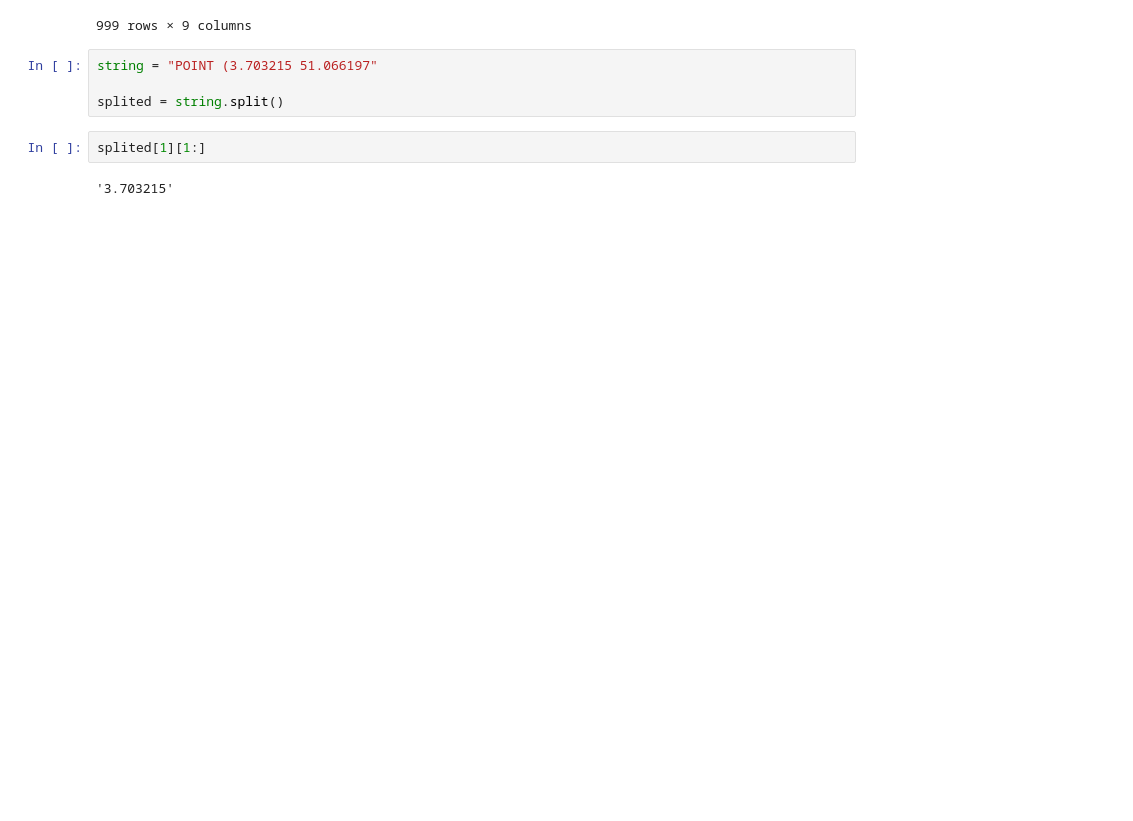
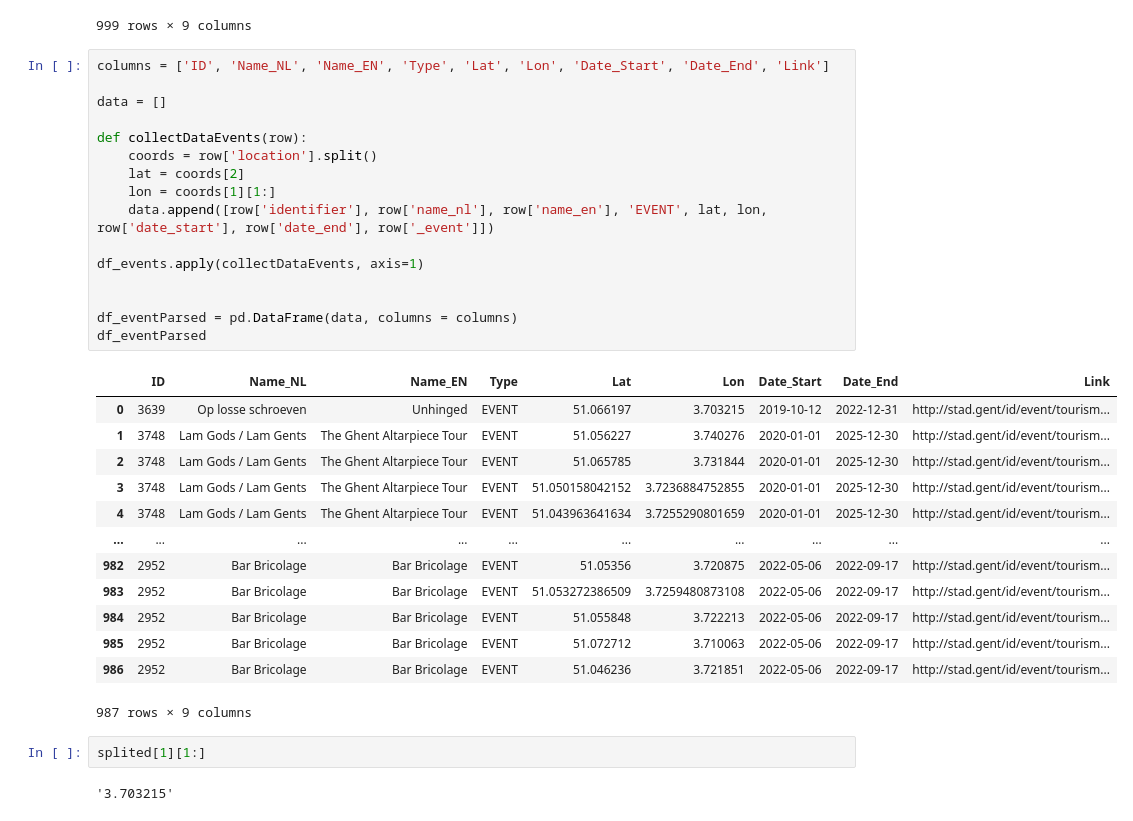
Before and after one commit to aimshaz/COGENT-Project, a Jupyter notebook: BDS_project.ipynb, the cells around one changed output. Drawn from its saved outputs; the diff is of its cells as text; blank space fills up the shorter version.

```diff
--- a/BDS_project.ipynb
+++ b/BDS_project.ipynb
@@ -80,10 +80,36 @@ df
 | 997 | 2952 | Bar Bricolage | Bar Bricolage | EVENT | 51.072712 | 3.710063 | 2022-05-06 | 2022-09-17 | http://stad.gent/id/event/tourism... |
 | 998 | 2952 | Bar Bricolage | Bar Bricolage | EVENT | 51.046236 | 3.721851 | 2022-05-06 | 2022-09-17 | http://stad.gent/id/event/tourism... |
 999 rows × 9 columns
-# %%
-string = "POINT (3.703215 51.066197"
-
-splited = string.split()
+# %%
+columns = ['ID', 'Name_NL', 'Name_EN', 'Type', 'Lat', 'Lon', 'Date_Start', 'Date_End', 'Link']
+
+data = []
+
+def collectDataEvents(row):
+    coords = row['location'].split()
+    lat = coords[2]
+    lon = coords[1][1:]
+    data.append([row['identifier'], row['name_nl'], row['name_en'], 'EVENT', lat, lon, row['date_start'], row['date_end'], row['_event']])
+
+df_events.apply(collectDataEvents, axis=1)
+
+
+df_eventParsed = pd.DataFrame(data, columns = columns)
+df_eventParsed
+# %% [output]
+|  | ID | Name_NL | Name_EN | Type | Lat | Lon | Date_Start | Date_End | Link |
+| 0 | 3639 | Op losse schroeven | Unhinged | EVENT | 51.066197 | 3.703215 | 2019-10-12 | 2022-12-31 | http://stad.gent/id/event/tourism... |
+| 1 | 3748 | Lam Gods / Lam Gents | The Ghent Altarpiece Tour | EVENT | 51.056227 | 3.740276 | 2020-01-01 | 2025-12-30 | http://stad.gent/id/event/tourism... |
+| 2 | 3748 | Lam Gods / Lam Gents | The Ghent Altarpiece Tour | EVENT | 51.065785 | 3.731844 | 2020-01-01 | 2025-12-30 | http://stad.gent/id/event/tourism... |
+| 3 | 3748 | Lam Gods / Lam Gents | The Ghent Altarpiece Tour | EVENT | 51.050158042152 | 3.7236884752855 | 2020-01-01 | 2025-12-30 | http://stad.gent/id/event/tourism... |
+| 4 | 3748 | Lam Gods / Lam Gents | The Ghent Altarpiece Tour | EVENT | 51.043963641634 | 3.7255290801659 | 2020-01-01 | 2025-12-30 | http://stad.gent/id/event/tourism... |
+| ... | ... | ... | ... | ... | ... | ... | ... | ... | ... |
+| 982 | 2952 | Bar Bricolage | Bar Bricolage | EVENT | 51.05356 | 3.720875 | 2022-05-06 | 2022-09-17 | http://stad.gent/id/event/tourism... |
+| 983 | 2952 | Bar Bricolage | Bar Bricolage | EVENT | 51.053272386509 | 3.7259480873108 | 2022-05-06 | 2022-09-17 | http://stad.gent/id/event/tourism... |
+| 984 | 2952 | Bar Bricolage | Bar Bricolage | EVENT | 51.055848 | 3.722213 | 2022-05-06 | 2022-09-17 | http://stad.gent/id/event/tourism... |
+| 985 | 2952 | Bar Bricolage | Bar Bricolage | EVENT | 51.072712 | 3.710063 | 2022-05-06 | 2022-09-17 | http://stad.gent/id/event/tourism... |
+| 986 | 2952 | Bar Bricolage | Bar Bricolage | EVENT | 51.046236 | 3.721851 | 2022-05-06 | 2022-09-17 | http://stad.gent/id/event/tourism... |
+987 rows × 9 columns
 # %%
 splited[1][1:]
 # %% [output]
```
Also changed, not shown: 3 other files.
